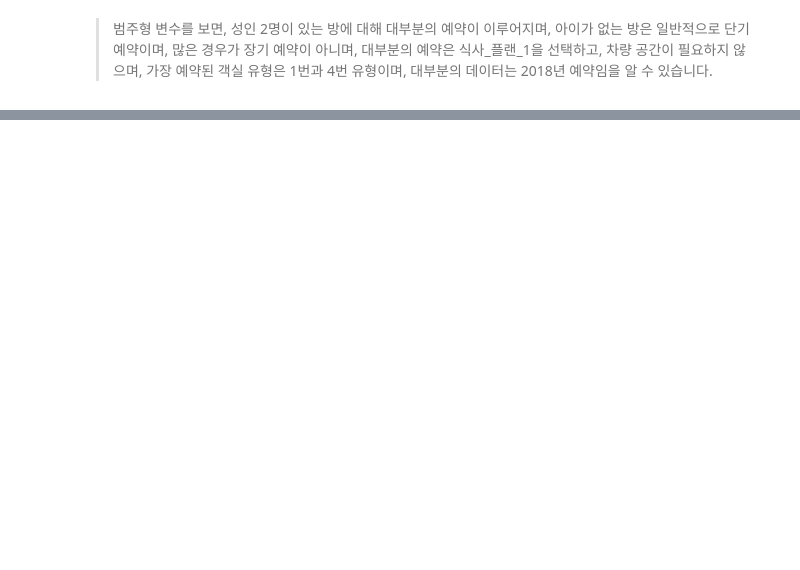
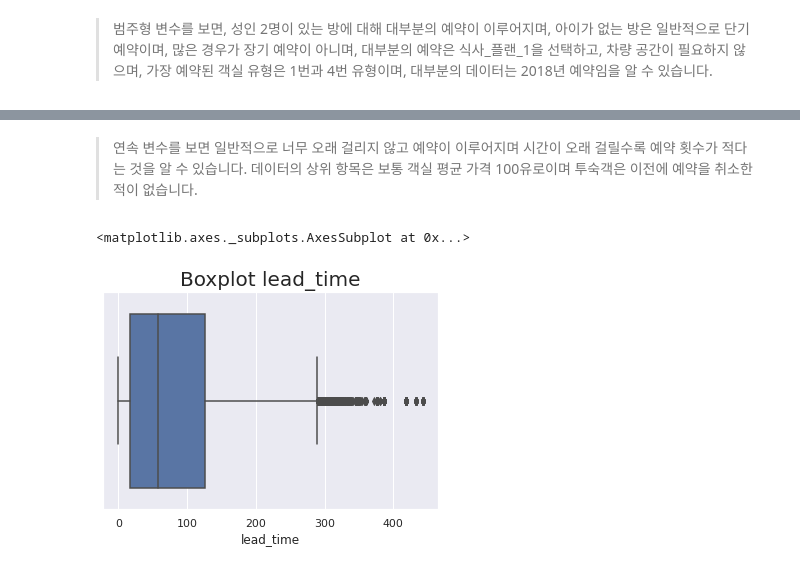
Before and after one commit to god05212/-, a Jupyter notebook: 고객이_호텔예약을_취소할지_예측하기.ipynb, the cells around one changed output, grey strips where cells are left out. Cells and saved outputs as stored; diff of their text form; code cells hidden in the pictures; blank space fills up the shorter version.

```diff
--- a/고객이_호텔예약을_취소할지_예측하기.ipynb
+++ b/고객이_호텔예약을_취소할지_예측하기.ipynb
@@ -141,0 +212,8 @@ sns.countplot(x = 'arrival_year', palette = 'Set2', data = df)
+# %% [markdown]
+> 연속 변수를 보면 일반적으로 너무 오래 걸리지 않고 예약이 이루어지며 시간이 오래 걸릴수록 예약 횟수가 적다는 것을 알 수 있습니다. 데이터의 상위 항목은 보통 객실 평균 가격 100유로이며 투숙객은 이전에 예약을 취소한 적이 없습니다.
+# %%
+plt.title("Boxplot lead_time", fontdict = {'fontsize': 20})
+sns.boxplot(x=df["lead_time"])
+# %% [output]
+<matplotlib.axes._subplots.AxesSubplot at 0x...>
+[figure, added]
```
Also changed, not shown: parts of 13 cells of this notebook.
